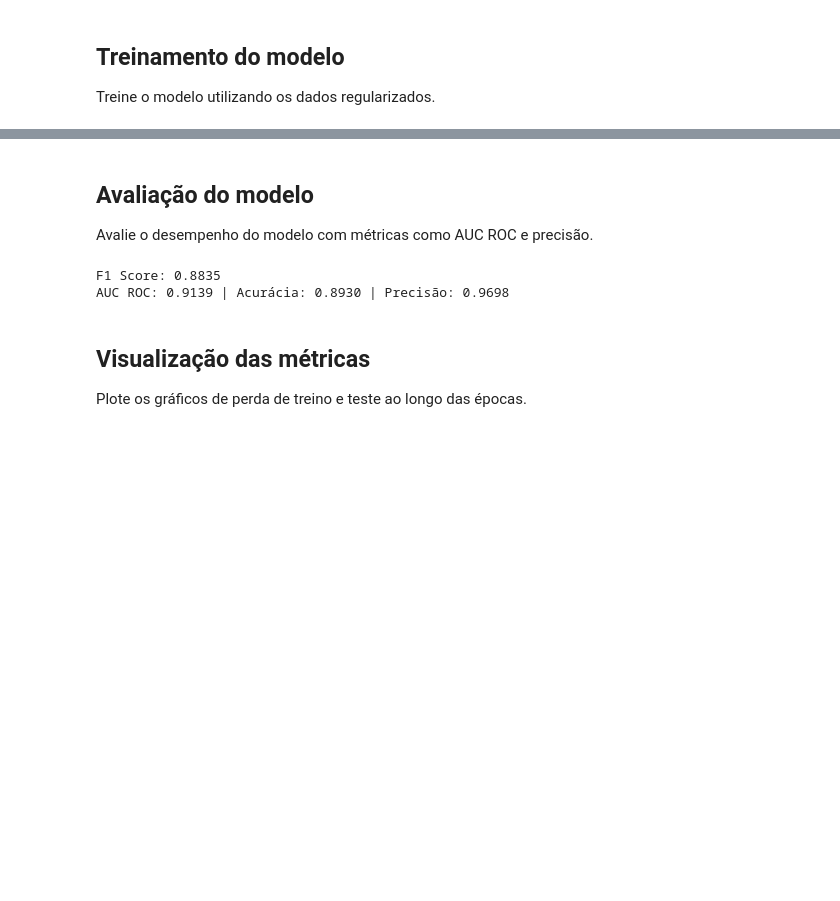
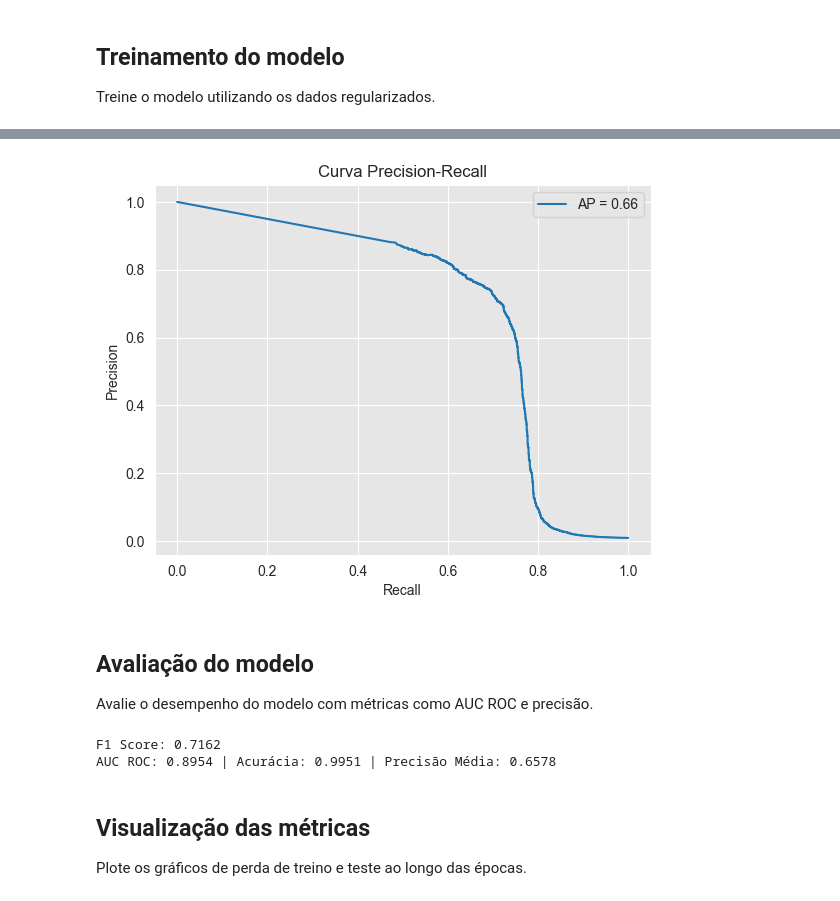
Before and after one commit to arthurpcardoso/credit-card-fraud-detection, a Jupyter notebook: FF_CSL.ipynb, the cells around one changed output, grey strips where cells are left out. Saved outputs shown, nothing was run; the diff lists cells and outputs as text; code cells hidden in the pictures; blank space fills up the shorter version.

Commit message:
precision por averagem precision

```diff
--- a/FF_CSL.ipynb
+++ b/FF_CSL.ipynb
@@ -187,8 +182,31 @@ Epoch 50: train loss = 0.2671, test loss = 0.2928
+# %%
+from sklearn.metrics import precision_recall_curve, average_precision_score
+
+# Após o treinamento, obtenha as probabilidades e rótulos verdadeiros
+model.eval()
+with torch.no_grad():
+    y_scores = model(x_test).squeeze().numpy()
+    y_true = y_test.numpy() if hasattr(y_test, 'numpy') else y_test
+
+# Calcule os pontos da curva
+precision, recall, thresholds = precision_recall_curve(y_true, y_scores)
+ap = average_precision_score(y_true, y_scores)
+
+# Plote a curva
+plt.figure()
+plt.plot(recall, precision, label=f'AP = {ap:.2f}')
+plt.xlabel('Recall')
+plt.ylabel('Precision')
+plt.title('Curva Precision-Recall')
+plt.legend()
+plt.show()
+# %% [output]
+[figure, added]
 # %% [markdown]
 ## Avaliação do modelo
 Avalie o desempenho do modelo com métricas como AUC ROC e precisão.
 # %%
-from sklearn.metrics import roc_auc_score, accuracy_score, precision_score
+from sklearn.metrics import roc_auc_score, accuracy_score, average_precision_score
 
 model.eval()
 with torch.no_grad():
@@ -196,13 +214,13 @@ with torch.no_grad():
     y_pred = (y_pred_proba > 0.5).astype(int)
 auc = roc_auc_score(y_test, y_pred_proba)
 acc = accuracy_score(y_test, y_pred)
-prec = precision_score(y_test, y_pred)
+ap = average_precision_score(y_test, y_pred_proba)
 f1 = sklearn.metrics.f1_score(y_test, y_pred)
 print(f"F1 Score: {f1:.4f}")
-print(f"AUC ROC: {auc:.4f} | Acurácia: {acc:.4f} | Precisão: {prec:.4f}")
+print(f"AUC ROC: {auc:.4f} | Acurácia: {acc:.4f} | Precisão Média: {ap:.4f}")
 # %% [output]
-F1 Score: 0.8835
-AUC ROC: 0.9139 | Acurácia: 0.8930 | Precisão: 0.9698
+F1 Score: 0.7162
+AUC ROC: 0.8954 | Acurácia: 0.9951 | Precisão Média: 0.6578
 # %% [markdown]
 ## Visualização das métricas
 Plote os gráficos de perda de treino e teste ao longo das épocas.
```
Also changed, not shown: parts of 4 cells of this notebook, 1 other file.
